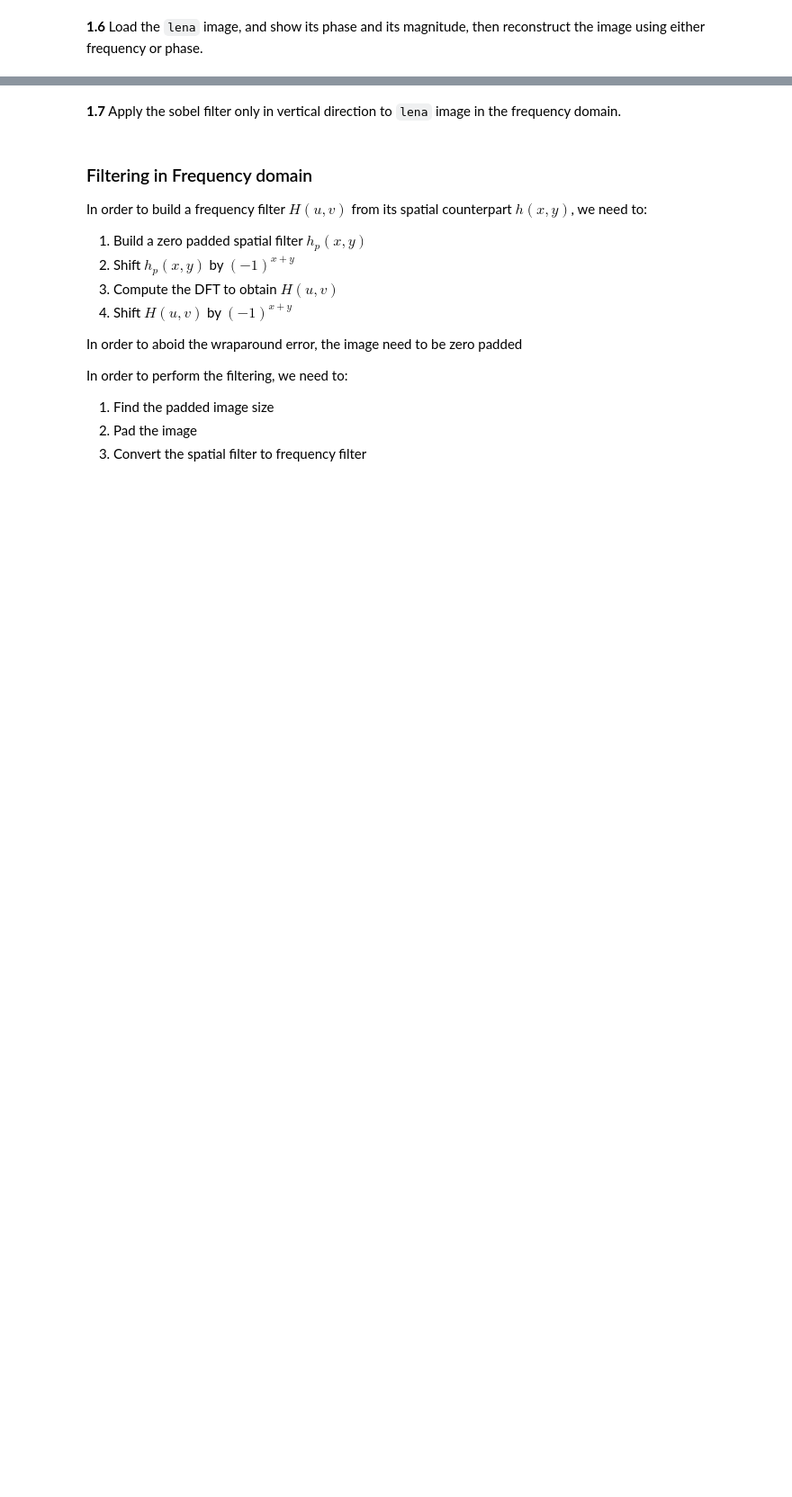
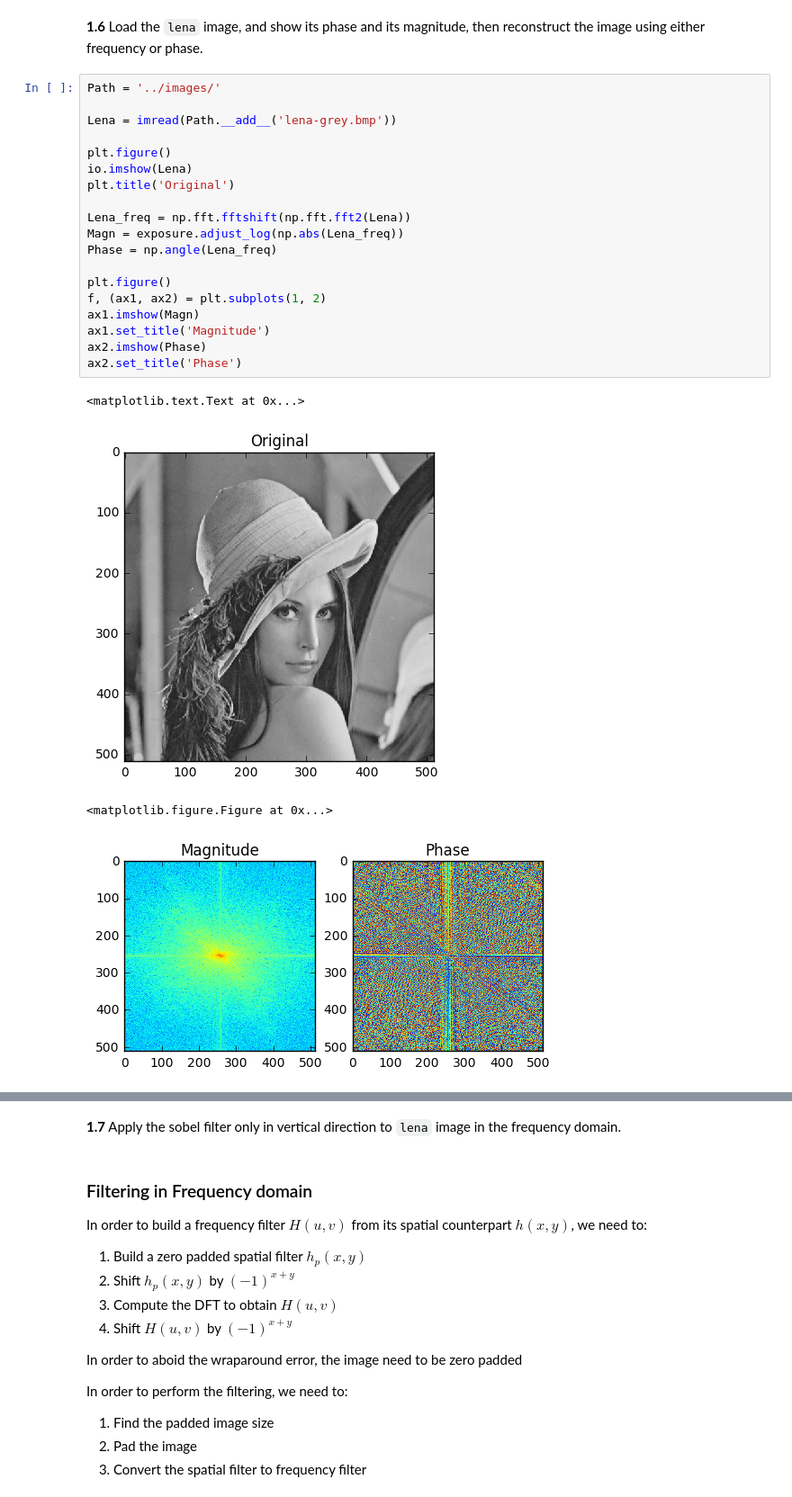
Before and after one commit to CarmenGenis/DSP-TP-1617, a Jupyter notebook: Lab5/python/Lab5.ipynb, the cells around one changed output, grey strips where cells are left out. Shown at 90% size. Cells and saved outputs as stored; diff of their text form; blank space fills up the shorter version.

```diff
--- a/Lab5/python/Lab5.ipynb
+++ b/Lab5/python/Lab5.ipynb
@@ -217,2 +229,26 @@ ValueError: x and y must have same first dimension
 # %% [markdown]
 **1.6** Load the `lena` image, and show its phase and its magnitude, then reconstruct the image using either frequency or phase.
+# %%
+Path = '../images/'
+
+Lena = imread(Path.__add__('lena-grey.bmp'))
+
+plt.figure()
+io.imshow(Lena)
+plt.title('Original')
+
+Lena_freq = np.fft.fftshift(np.fft.fft2(Lena))
+Magn = exposure.adjust_log(np.abs(Lena_freq))
+Phase = np.angle(Lena_freq)
+
+plt.figure()
+f, (ax1, ax2) = plt.subplots(1, 2)
+ax1.imshow(Magn)
+ax1.set_title('Magnitude')
+ax2.imshow(Phase)
+ax2.set_title('Phase')
+# %% [output]
+<matplotlib.text.Text at 0x...>
+[figure, added]
+<matplotlib.figure.Figure at 0x...>
+[figure, added]
```
Also changed, not shown: parts of 8 cells of this notebook.
